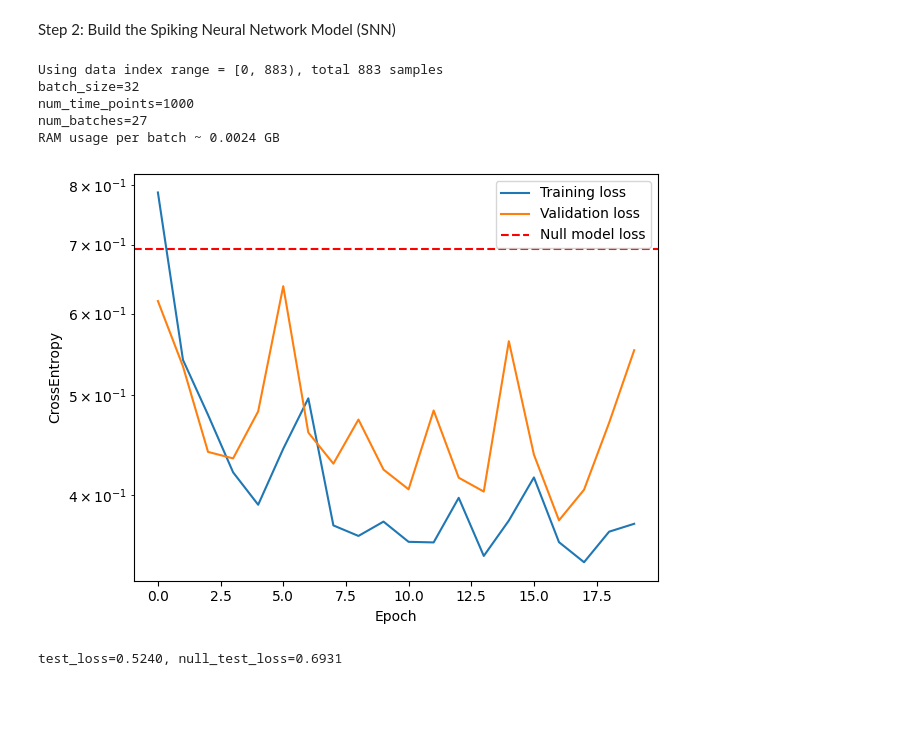
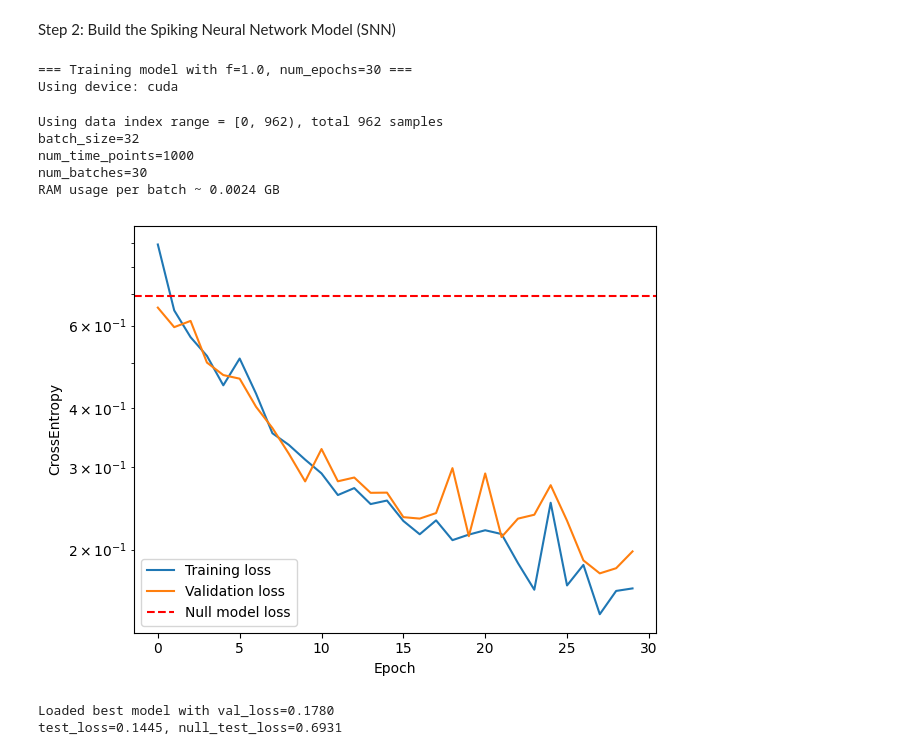
Before and after one commit to Oooorca/IRP_Neuro_SNN, a Jupyter notebook: trainwithF.ipynb, the cells around one changed output. Cells and saved outputs as stored; diff of their text form; code cells hidden in the pictures; blank space fills up the shorter version.

```diff
--- a/trainwithF.ipynb
+++ b/trainwithF.ipynb
@@ -531,68 +618,16 @@ def debug_figure(net):
-# %%
-net = MultilayerSNN((num_neurons, 100, 2),
-                    [
-                      dict(tau=50*ms, w_init=(-0.5, 0.7)),
-                      dict(tau=500*ms, spiking=False, w_init=(-0.01, 0.01)),
-                    ])
-
-data = io.loadmat('spikedataset.mat')
-X = data['X']  # (N, num_neurons, T)
-X = partial_randomize_dataset(X, f=0.9)
-
-# Training parameters
-lr = 0.001 # learning rate
-num_epochs = 20
-max_num_batches = 40
-batch_size = 32
-
-# Optimiser and loss function
-optimizer = torch.optim.Adam(net.parameters, lr=lr)
-
-# Training
-loss_hist = []
-val_loss_hist = []
-
-with tqdm(total=num_epochs*num_batches_if(training_range,batch_size=batch_size,max_num_batches=max_num_batches)) as pbar:
-  last_epoch_loss = val_loss = null_val_loss = None
-  for epoch in range(num_epochs):
-    local_loss = []
-    for x, y in batched_data(training_range, batch_size=batch_size, max_num_batches=max_num_batches,verbose=(epoch==0)):
-      y_out = net(x)                 # (b, 2, T)
-      y_out_final = y_out[:, :, -1]  # => (b, 2)
-      loss = F.cross_entropy(y_out_final, y.long())
-      local_loss.append(loss.item())
-      # Update gradients
-      optimizer.zero_grad()
-      loss.backward()
-      optimizer.step()
-      pbar.update(1)
-      pbar.set_postfix(epoch=epoch, last_epoch_loss=last_epoch_loss, loss=loss.item(), val_loss=val_loss, null_val_loss=null_val_loss)
-    last_epoch_loss = np.mean(local_loss)
-    val_loss, null_val_loss = evaluate_network(net, validation_range, batch_size=batch_size)
-    pbar.set_postfix(epoch=epoch, last_epoch_loss=last_epoch_loss, loss=loss.item(), val_loss=val_loss, null_val_loss=null_val_loss)
-    loss_hist.append(last_epoch_loss)
-    val_loss_hist.append(val_loss)
-
-plt.figure()
-plt.semilogy(loss_hist, label='Training loss')
-plt.semilogy(val_loss_hist, label='Validation loss')
-plt.axhline(null_val_loss, ls='--', c='r', label='Null model loss')
-plt.xlabel('Epoch')
-plt.ylabel('CrossEntropy')
-plt.legend(loc='best')
-plt.tight_layout()
-plt.show()
-
-test_loss, null_test_loss = evaluate_network(net, testing_range, batch_size=batch_size)
-print(f"test_loss={test_loss:.4f}, null_test_loss={null_test_loss:.4f}")
-# %% [output]
-Using data index range = [0, 883), total 883 samples
-batch_size=32
-num_time_points=1000
-num_batches=27
-RAM usage per batch ~ 0.0024 GB
-[figure, removed]
-test_loss=0.5240, null_test_loss=0.6931
+# %%
+net_10, val_loss_10 = train_model(f=1.0, num_epochs=30)
+# %% [output]
+=== Training model with f=1.0, num_epochs=30 ===
+Using device: cuda
+Using data index range = [0, 962), total 962 samples
+batch_size=32
+num_time_points=1000
+num_batches=30
+RAM usage per batch ~ 0.0024 GB
+[figure, added]
+Loaded best model with val_loss=0.1780
+test_loss=0.1445, null_test_loss=0.6931
 # %%
 # I use this to save a copy of a good network if I find one
 if 1:
```
Also changed, not shown: parts of 23 cells of this notebook, 10 other files.
